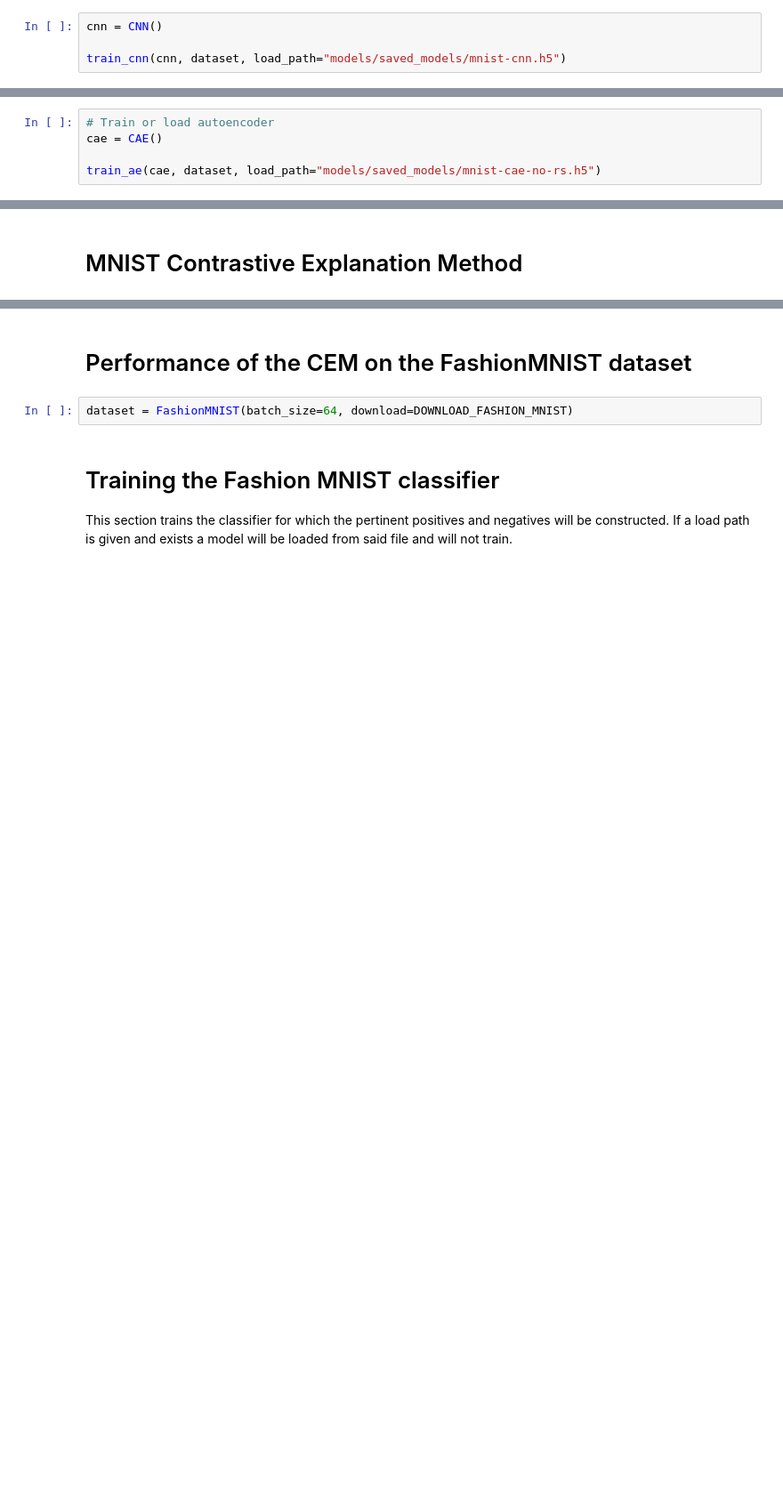
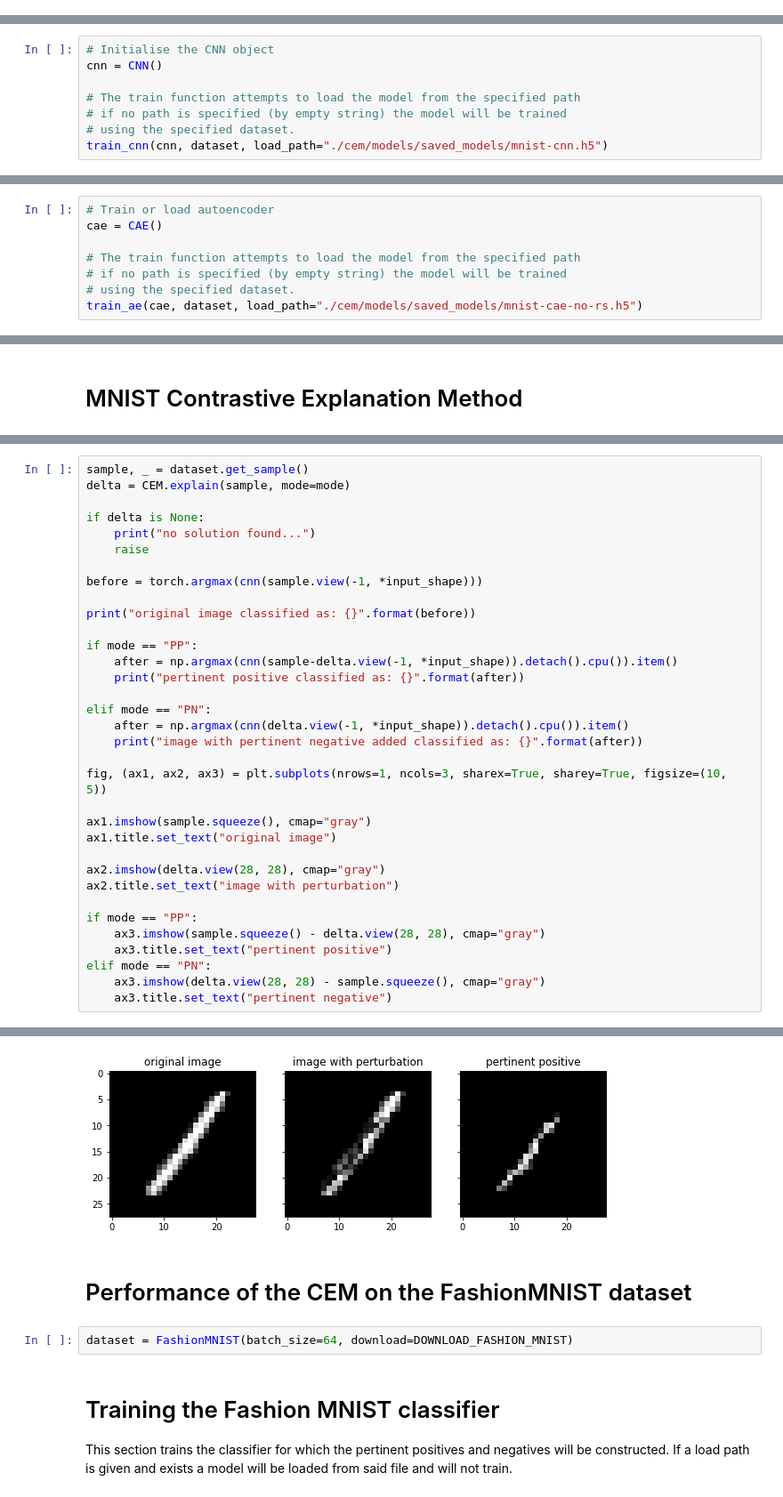
Before and after one commit to davidvos/contrastive-explanation-method, a Jupyter notebook: main-notebook-for-repo.ipynb, the cells around one changed output, grey strips where cells are left out. Shown at 89% size. Cells and saved outputs as stored; diff of their text form; blank space fills up the shorter version.

```diff
--- a/main-notebook-for-repo.ipynb
+++ b/main-notebook-for-repo.ipynb
@@ -59,7 +60,3 @@ dataset = MNIST(batch_size=64, download=DOWNLOAD_MNIST)
 
 This section trains the classifier for which the pertinent positives and negatives will be constructed.
 If a load path is given and exists a model will be loaded from said file and will not train.
-# %%
-cnn = CNN()
-
-train_cnn(cnn, dataset, load_path="models/saved_models/mnist-cnn.h5")
@@ -73,3 +63,11 @@ output = output.detach().numpy()
+# %%
+# Initialise the CNN object
+cnn = CNN()
+
+# The train function attempts to load the model from the specified path
+# if no path is specified (by empty string) the model will be trained
+# using the specified dataset.
+train_cnn(cnn, dataset, load_path="./cem/models/saved_models/mnist-cnn.h5")
 # %%
 # This cell evaluates the performance of the CNN on the specified test set.
 if EVALUATE_CNN:
@@ -92,7 +92,10 @@ This section trains the autoencoder which will be used as regularizer for the da
 # Train or load autoencoder
 cae = CAE()
 
-train_ae(cae, dataset, load_path="models/saved_models/mnist-cae-no-rs.h5")
+# The train function attempts to load the model from the specified path
+# if no path is specified (by empty string) the model will be trained
+# using the specified dataset.
+train_ae(cae, dataset, load_path="./cem/models/saved_models/mnist-cae-no-rs.h5")
 # %%
 # This cell evaluates the performance of the autoencoder by visualising a batch of
 # in- and corresponding output images.
@@ -217,0 +177,35 @@ else:
+# %%
+sample, _ = dataset.get_sample()
+delta = CEM.explain(sample, mode=mode)
+
+if delta is None:
+    print("no solution found...")
+    raise
+
+before = torch.argmax(cnn(sample.view(-1, *input_shape)))
+
+print("original image classified as: {}".format(before))
+
+if mode == "PP":
+    after = np.argmax(cnn(sample-delta.view(-1, *input_shape)).detach().cpu()).item()
+    print("pertinent positive classified as: {}".format(after))
+
+elif mode == "PN":
+    after = np.argmax(cnn(delta.view(-1, *input_shape)).detach().cpu()).item()
+    print("image with pertinent negative added classified as: {}".format(after))
+
+fig, (ax1, ax2, ax3) = plt.subplots(nrows=1, ncols=3, sharex=True, sharey=True, figsize=(10, 5))
+
+ax1.imshow(sample.squeeze(), cmap="gray")
+ax1.title.set_text("original image")
+
+ax2.imshow(delta.view(28, 28), cmap="gray")
+ax2.title.set_text("image with perturbation")
+
+if mode == "PP":
+    ax3.imshow(sample.squeeze() - delta.view(28, 28), cmap="gray")
+    ax3.title.set_text("pertinent positive")
+elif mode == "PN":
+    ax3.imshow(delta.view(28, 28) - sample.squeeze(), cmap="gray")
+    ax3.title.set_text("pertinent negative")
+# %% [output]
@@ -218,3 +226,4 @@ else:
+[figure, added]
 # %% [markdown]
 # Performance of the CEM on the FashionMNIST dataset <a class="anchor" id="potcotfd"></a>
 # %%
```
Also changed, not shown: parts of 24 cells of this notebook, 14 other files.
